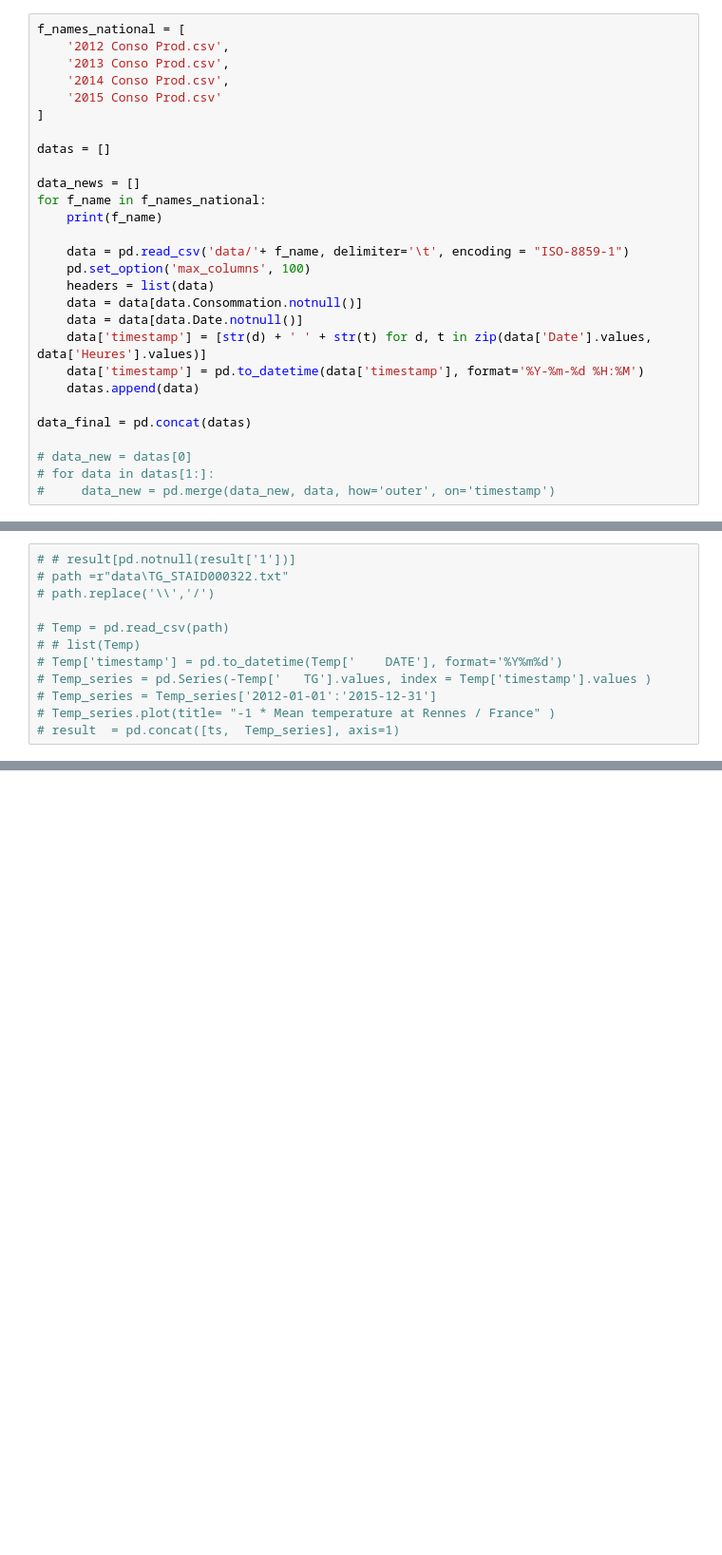
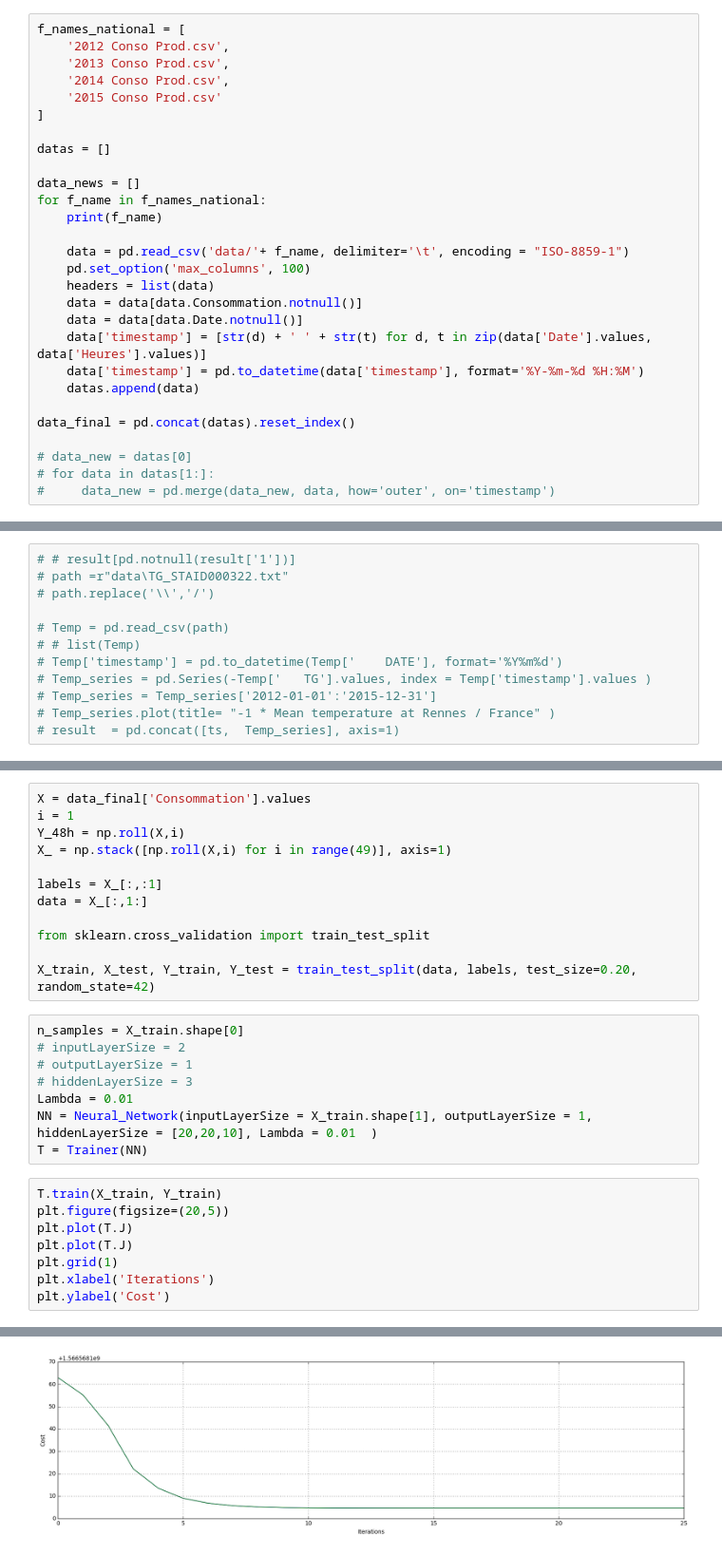
Before and after one commit to ClementFeltin/MLProjectTS, a Jupyter notebook: Neural Networks v2 .ipynb, the cells around one changed output, grey strips where cells are left out. Shown at 95% size. Cells and saved outputs as stored; diff of their text form; blank space fills up the shorter version.

```diff
--- a/Neural Networks v2 .ipynb
+++ b/Neural Networks v2 .ipynb
@@ -191,7 +191,7 @@ for f_name in f_names_national:
     data['timestamp'] = pd.to_datetime(data['timestamp'], format='%Y-%m-%d %H:%M')
     datas.append(data)
 
-data_final = pd.concat(datas)
+data_final = pd.concat(datas).reset_index()
 
 # data_new = datas[0]
 # for data in datas[1:]:
@@ -245,0 +225,29 @@ data_final
+# %%
+X = data_final['Consommation'].values
+i = 1
+Y_48h = np.roll(X,i)
+X_ = np.stack([np.roll(X,i) for i in range(49)], axis=1)
+
+labels = X_[:,:1]
+data = X_[:,1:]
+
+from sklearn.cross_validation import train_test_split
+
+X_train, X_test, Y_train, Y_test = train_test_split(data, labels, test_size=0.20, random_state=42)
+# %%
+n_samples = X_train.shape[0]
+# inputLayerSize = 2
+# outputLayerSize = 1
+# hiddenLayerSize = 3
+Lambda = 0.01
+NN = Neural_Network(inputLayerSize = X_train.shape[1], outputLayerSize = 1, hiddenLayerSize = [20,20,10], Lambda = 0.01  )
+T = Trainer(NN)
+# %%
+T.train(X_train, Y_train)
+plt.figure(figsize=(20,5))
+plt.plot(T.J)
+plt.plot(T.J)
+plt.grid(1)
+plt.xlabel('Iterations')
+plt.ylabel('Cost')
+# %% [output]
@@ -245,0 +255 @@ data_final
+[figure, added]
```
Also changed, not shown: parts of 3 cells of this notebook.
